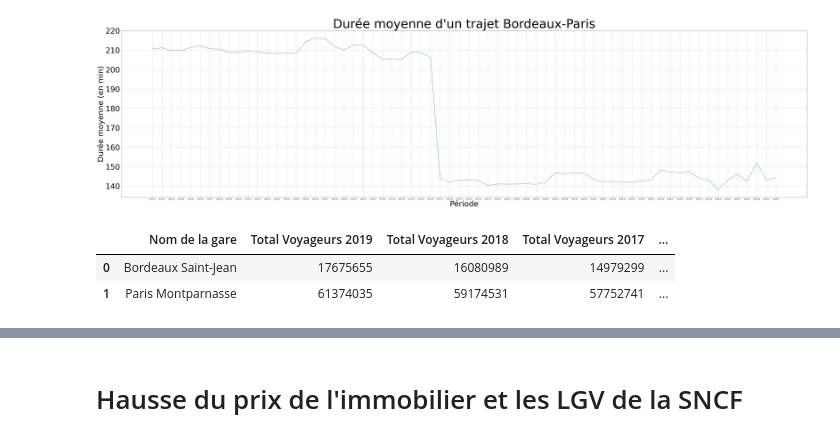
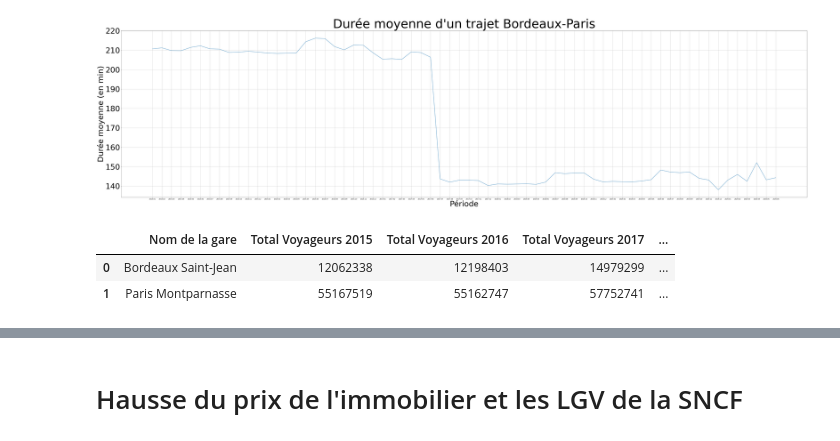
Before and after one commit to mdlbm/SNCF-Immobilier, a Jupyter notebook: Projet.ipynb, the cells around one changed output, grey strips where cells are left out. Cells and saved outputs as stored; diff of their text form; code cells hidden in the pictures.

```diff
--- a/Projet.ipynb
+++ b/Projet.ipynb
@@ -121,8 +121,9 @@ plt.grid()
 [figure]
 # %%
 frequentation_paris_bordeaux=pd.read_csv('https://raw.githubusercontent.com/mdlbm/SNCF-Immobilier/Mats/frequentation-paris-bordeaux.csv', sep=';')
+frequentation_paris_bordeaux = frequentation_paris_bordeaux.sort_index(axis=1 ,ascending=True)
 frequentation_paris_bordeaux
 # %% [output]
-|  | Nom de la gare | Total Voyageurs 2019 | Total Voyageurs 2018 | Total Voyageurs 2017 | ... |
-| 0 | Bordeaux Saint-Jean | 17675655 | 16080989 | 14979299 | ... |
-| 1 | Paris Montparnasse | 61374035 | 59174531 | 57752741 | ... |
+|  | Nom de la gare | Total Voyageurs 2015 | Total Voyageurs 2016 | Total Voyageurs 2017 | ... |
+| 0 | Bordeaux Saint-Jean | 12062338 | 12198403 | 14979299 | ... |
+| 1 | Paris Montparnasse | 55167519 | 55162747 | 57752741 | ... |
```
Also changed, not shown: parts of 7 cells of this notebook.
